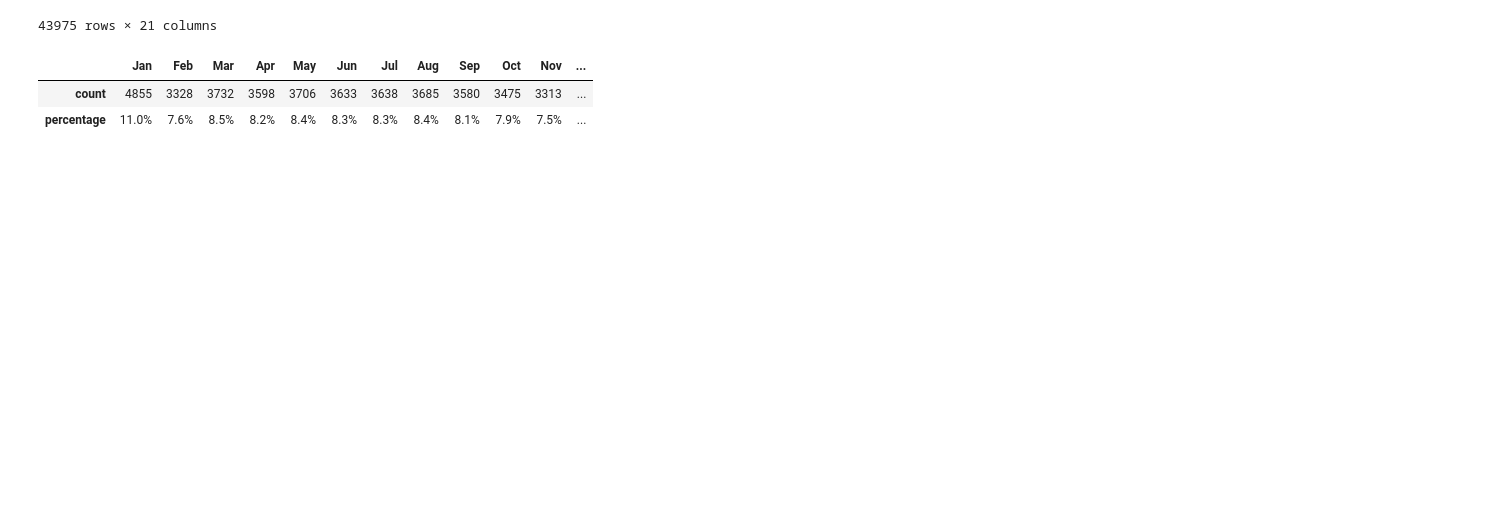
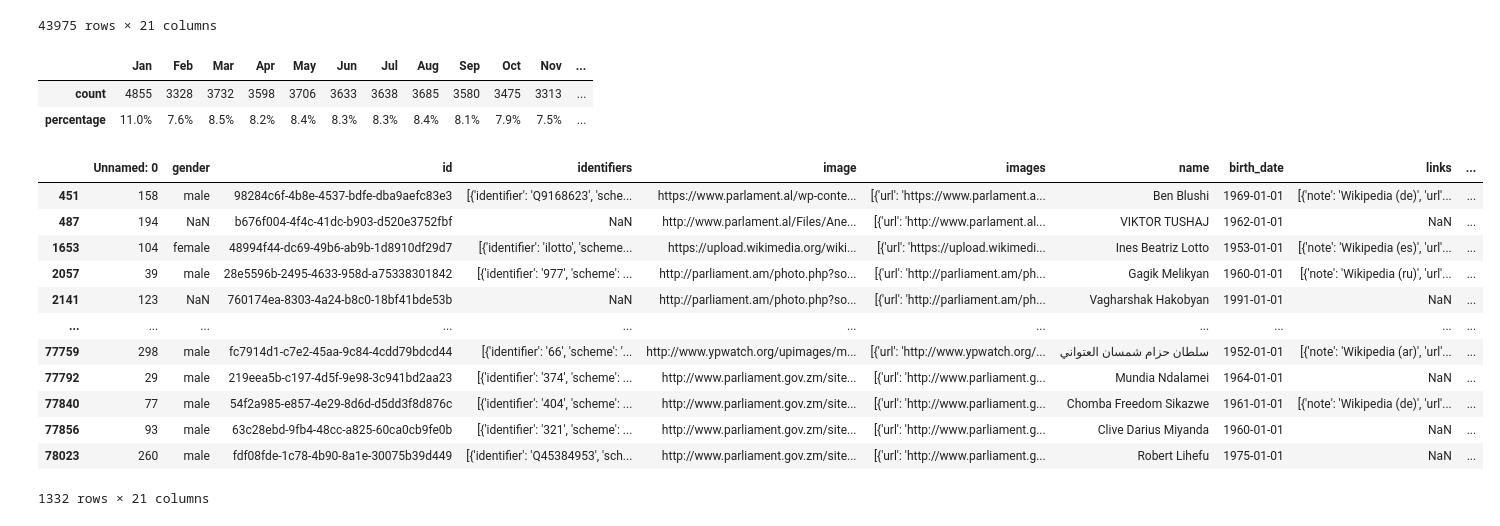
Before and after one commit to OjasSB/DS105, a Jupyter notebook: notebooks/GP.ipynb, the cells around one changed output. Drawn from its saved outputs; the diff is of its cells as text; code cells hidden in the pictures; blank space fills up the shorter version.

```diff
--- a/notebooks/GP.ipynb
+++ b/notebooks/GP.ipynb
@@ -307,3 +309,20 @@ monthly_df.transpose()
 |  | Jan | Feb | Mar | Apr | May | Jun | Jul | Aug | Sep | Oct | Nov | ... |
 | count | 4855 | 3328 | 3732 | 3598 | 3706 | 3633 | 3638 | 3685 | 3580 | 3475 | 3313 | ... |
 | percentage | 11.0% | 7.6% | 8.5% | 8.2% | 8.4% | 8.3% | 8.3% | 8.4% | 8.1% | 7.9% | 7.5% | ... |
+# %%
+df_jan=df2.query("birth_date.dt.month==1")
+df_jan.query("birth_date.dt.day==1")
+# %% [output]
+|  | Unnamed: 0 | gender | id | identifiers | image | images | name | birth_date | links | ... |
+| 451 | 158 | male | 98284c6f-4b8e-4537-bdfe-dba9aefc83e3 | [{'identifier': 'Q9168623', 'sche... | https://www.parlament.al/wp-conte... | [{'url': 'https://www.parlament.a... | Ben Blushi | 1969-01-01 | [{'note': 'Wikipedia (de)', 'url'... | ... |
+| 487 | 194 | NaN | b676f004-4f4c-41dc-b903-d520e3752fbf | NaN | http://www.parlament.al/Files/Ane... | [{'url': 'http://www.parlament.al... | VIKTOR TUSHAJ | 1962-01-01 | NaN | ... |
+| 1653 | 104 | female | 48994f44-dc69-49b6-ab9b-1d8910df29d7 | [{'identifier': 'ilotto', 'scheme... | https://upload.wikimedia.org/wiki... | [{'url': 'https://upload.wikimedi... | Ines Beatriz Lotto | 1953-01-01 | [{'note': 'Wikipedia (es)', 'url'... | ... |
+| 2057 | 39 | male | 28e5596b-2495-4633-958d-a75338301842 | [{'identifier': '977', 'scheme': ... | http://parliament.am/photo.php?so... | [{'url': 'http://parliament.am/ph... | Gagik Melikyan | 1960-01-01 | [{'note': 'Wikipedia (ru)', 'url'... | ... |
+| 2141 | 123 | NaN | 760174ea-8303-4a24-b8c0-18bf41bde53b | NaN | http://parliament.am/photo.php?so... | [{'url': 'http://parliament.am/ph... | Vagharshak Hakobyan | 1991-01-01 | NaN | ... |
+| ... | ... | ... | ... | ... | ... | ... | ... | ... | ... | ... |
+| 77759 | 298 | male | fc7914d1-c7e2-45aa-9c84-4cdd79bdcd44 | [{'identifier': '66', 'scheme': '... | http://www.ypwatch.org/upimages/m... | [{'url': 'http://www.ypwatch.org/... | سلطان حزام شمسان العتواني | 1952-01-01 | [{'note': 'Wikipedia (ar)', 'url'... | ... |
+| 77792 | 29 | male | 219eea5b-c197-4d5f-9e98-3c941bd2aa23 | [{'identifier': '374', 'scheme': ... | http://www.parliament.gov.zm/site... | [{'url': 'http://www.parliament.g... | Mundia Ndalamei | 1964-01-01 | NaN | ... |
+| 77840 | 77 | male | 54f2a985-e857-4e29-8d6d-d5dd3f8d876c | [{'identifier': '404', 'scheme': ... | http://www.parliament.gov.zm/site... | [{'url': 'http://www.parliament.g... | Chomba Freedom Sikazwe | 1961-01-01 | [{'note': 'Wikipedia (de)', 'url'... | ... |
+| 77856 | 93 | male | 63c28ebd-9fb4-48cc-a825-60ca0cb9fe0b | [{'identifier': '321', 'scheme': ... | http://www.parliament.gov.zm/site... | [{'url': 'http://www.parliament.g... | Clive Darius Miyanda | 1960-01-01 | NaN | ... |
+| 78023 | 260 | male | fdf08fde-1c78-4b90-8a1e-30075b39d449 | [{'identifier': 'Q45384953', 'sch... | http://www.parliament.gov.zm/site... | [{'url': 'http://www.parliament.g... | Robert Lihefu | 1975-01-01 | NaN | ... |
+1332 rows × 21 columns
```
Also changed, not shown: parts of 7 cells of this notebook.
